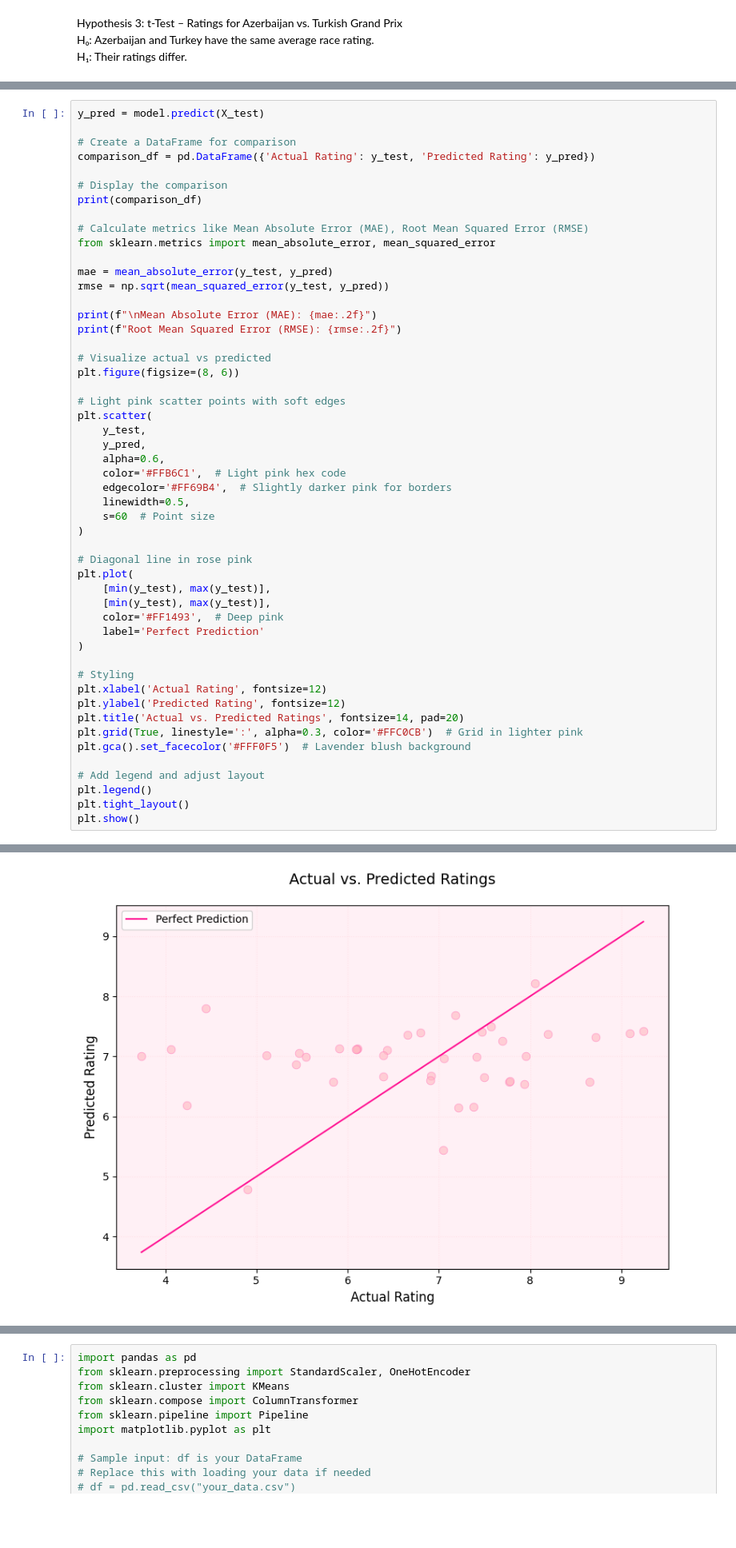
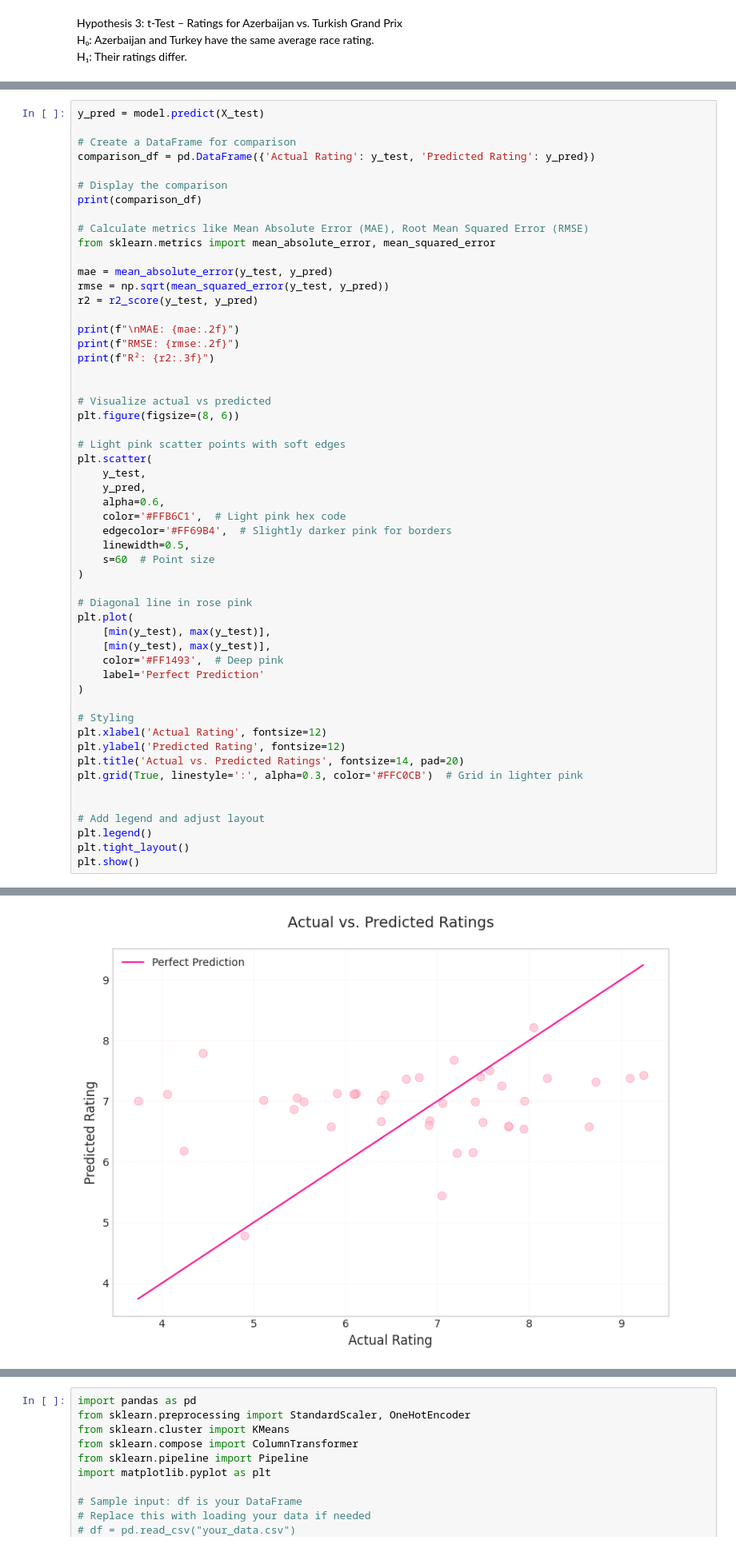
Before and after one commit to manaal-amir/DSA210_F1Project, a Jupyter notebook: Project.ipynb, the cells around one changed output, grey strips where cells are left out. Shown at 80% size. Saved outputs shown, nothing was run; the diff lists cells and outputs as text; blank space fills up the shorter version.

```diff
--- a/Project.ipynb
+++ b/Project.ipynb
@@ -851,9 +1008,12 @@ from sklearn.metrics import mean_absolute_error, mean_squared_error
 
 mae = mean_absolute_error(y_test, y_pred)
 rmse = np.sqrt(mean_squared_error(y_test, y_pred))
+r2 = r2_score(y_test, y_pred)
 
-print(f"\nMean Absolute Error (MAE): {mae:.2f}")
-print(f"Root Mean Squared Error (RMSE): {rmse:.2f}")
+print(f"\nMAE: {mae:.2f}")
+print(f"RMSE: {rmse:.2f}")
+print(f"R²: {r2:.3f}")
+
 
 # Visualize actual vs predicted
 plt.figure(figsize=(8, 6))
@@ -882,7 +1042,7 @@ plt.xlabel('Actual Rating', fontsize=12)
 plt.ylabel('Predicted Rating', fontsize=12)
 plt.title('Actual vs. Predicted Ratings', fontsize=14, pad=20)
 plt.grid(True, linestyle=':', alpha=0.3, color='#FFC0CB')  # Grid in lighter pink
-plt.gca().set_facecolor('#FFF0F5')  # Lavender blush background
+
 
 # Add legend and adjust layout
 plt.legend()
@@ -909 +1069 @@ Root Mean Squared Error (RMSE): 1.38
-[figure, old version]
+[figure, new version]
```
Also changed, not shown: parts of 16 cells of this notebook.
